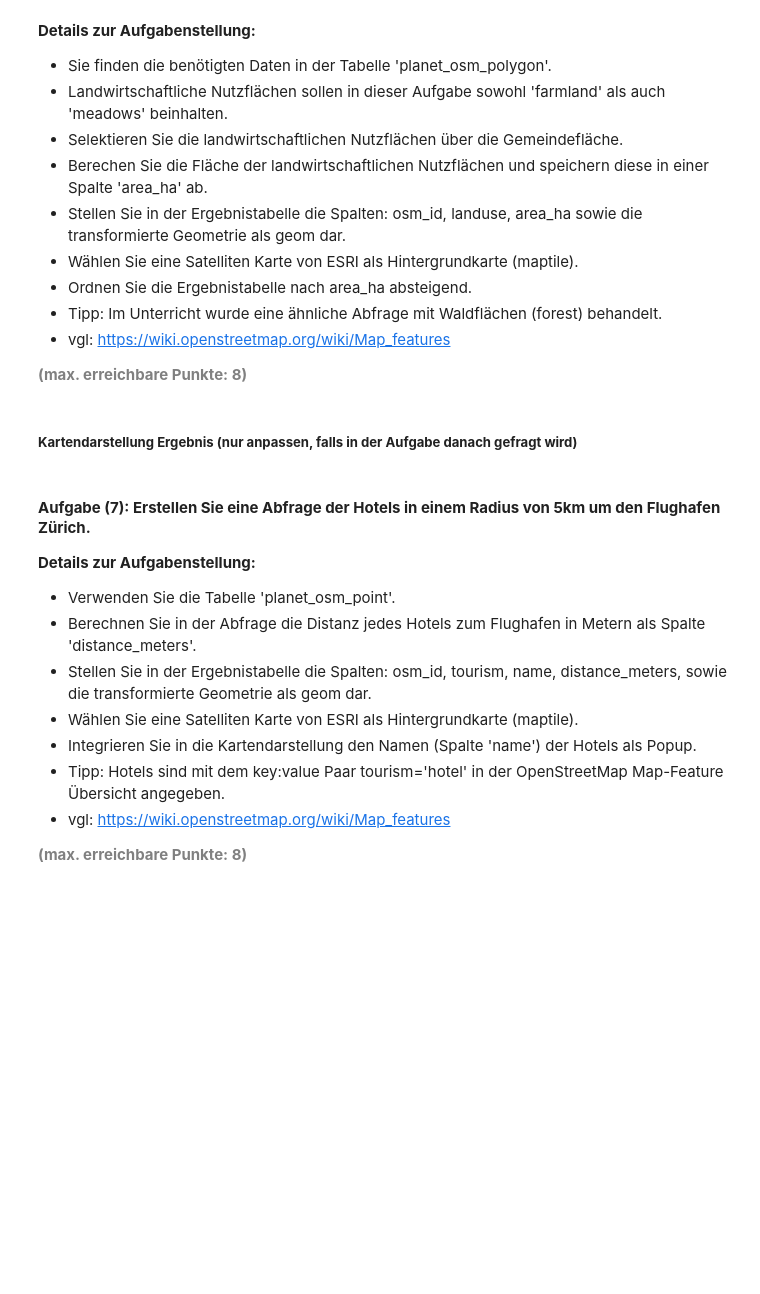
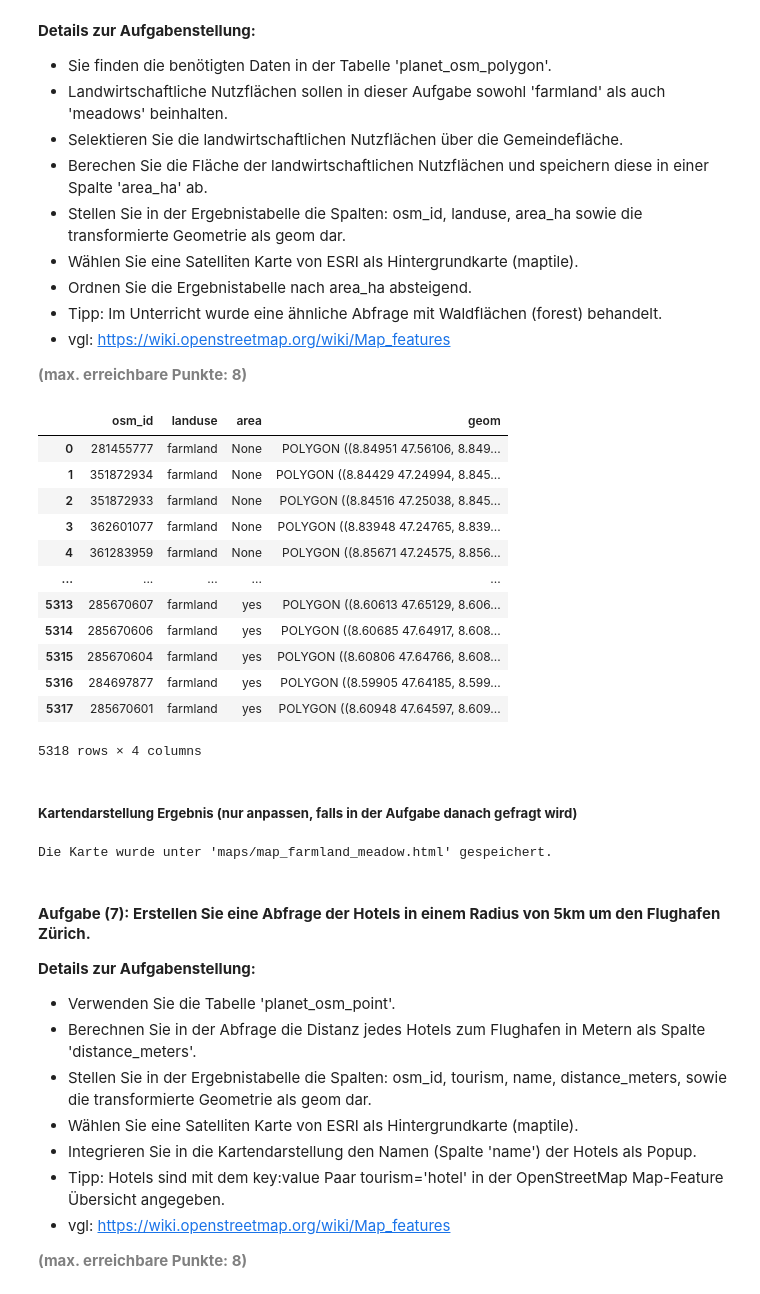
Before and after one commit to migifor-forstmi4/python_postgresql_postgis, a Jupyter notebook: Leistungsnachweis 1/AP03_Management_Raeumliche_Daten.ipynb, the cells around one changed output. Saved outputs shown, nothing was run; the diff lists cells and outputs as text; code cells hidden in the pictures; blank space fills up the shorter version.

```diff
--- a/Leistungsnachweis 1/AP03_Management_Raeumliche_Daten.ipynb
+++ b/Leistungsnachweis 1/AP03_Management_Raeumliche_Daten.ipynb
@@ -577,32 +577,53 @@ Die Karte wurde unter 'maps/map_lake.html' gespeichert.
 <b style="color: gray;">(max. erreichbare Punkte: 8)</b>
 # %%
 # Engine für Datenbankverbindung erstellen
-
+engine = create_engine(db_connection_url)
 
 # Ergänzen Sie die SQL-Abfrage, um die Aufgabe zu lösen
 sql = """SELECT
+            p.osm_id,
+            p.landuse,
+            p.area,
+             ST_Transform(p.way::geometry, 4326) AS geom
          FROM
-         WHERE;"""
+            planet_osm_polygon AS p
+            WHERE landuse = 'farmland'
+         ORDER BY area DESC
+     ;"""
 
 # Ergebnis in GeoDataFrame abspeichern
-gdf_agriculture = gpd.GeoDataFrame.from_postgis(sql, engine)
+gdf = gpd.GeoDataFrame.from_postgis(sql, engine)
 
 # Datenbankverbindung trennen
-
+engine.dispose()
 
 # Zeigen des GeoDataFrames
-gdf_agriculture.head(10)
+gdf
+# %% [output]
+|  | osm_id | landuse | area | geom |
+| 0 | 281455777 | farmland | None | POLYGON ((8.84951 47.56106, 8.849... |
+| 1 | 351872934 | farmland | None | POLYGON ((8.84429 47.24994, 8.845... |
+| 2 | 351872933 | farmland | None | POLYGON ((8.84516 47.25038, 8.845... |
+| 3 | 362601077 | farmland | None | POLYGON ((8.83948 47.24765, 8.839... |
+| 4 | 361283959 | farmland | None | POLYGON ((8.85671 47.24575, 8.856... |
+| ... | ... | ... | ... | ... |
+| 5313 | 285670607 | farmland | yes | POLYGON ((8.60613 47.65129, 8.606... |
+| 5314 | 285670606 | farmland | yes | POLYGON ((8.60685 47.64917, 8.608... |
+| 5315 | 285670604 | farmland | yes | POLYGON ((8.60806 47.64766, 8.608... |
+| 5316 | 284697877 | farmland | yes | POLYGON ((8.59905 47.64185, 8.599... |
+| 5317 | 285670601 | farmland | yes | POLYGON ((8.60948 47.64597, 8.609... |
+5318 rows × 4 columns
 # %% [markdown]
 ##### <b>Kartendarstellung Ergebnis (nur anpassen, falls in der Aufgabe danach gefragt wird)</b>
 # %%
 # Projektion definieren (WGS84)
-if gdf_agriculture.crs is None:
-    gdf_agriculture.set_crs(epsg=4326, inplace=True)
+if gdf.crs is None:
+    gdf.set_crs(epsg=4326, inplace=True)
 else:
     pass
 
 # Latitude und Longitude für die Zentrierung der Karte ermitteln
-centroids = gdf_agriculture.geometry.centroid
+centroids = gdf.geometry.centroid
 lon = centroids.x.mean()
 lat = centroids.y.mean()
 
@@ -613,7 +634,7 @@ m = folium.Map(location=[lat, lon],
 
 # Map settings
 folium.GeoJson(
-    gdf_agriculture,
+    gdf,
     name='map',
 ).add_to(m)
 
@@ -622,6 +643,8 @@ folium.LayerControl().add_to(m)
 # Save the map to an HTML file
 m.save('maps/map_farmland_meadow.html')
 print("Die Karte wurde unter 'maps/map_farmland_meadow.html' gespeichert.")
+# %% [output]
+Die Karte wurde unter 'maps/map_farmland_meadow.html' gespeichert.
 # %% [markdown]
 #### <b>Aufgabe (7): Erstellen Sie eine Abfrage der Hotels in einem Radius von 5km um den Flughafen Zürich.</b>
 <b>Details zur Aufgabenstellung:</b>
```
Also changed, not shown: parts of 2 cells of this notebook, 3 other files.
